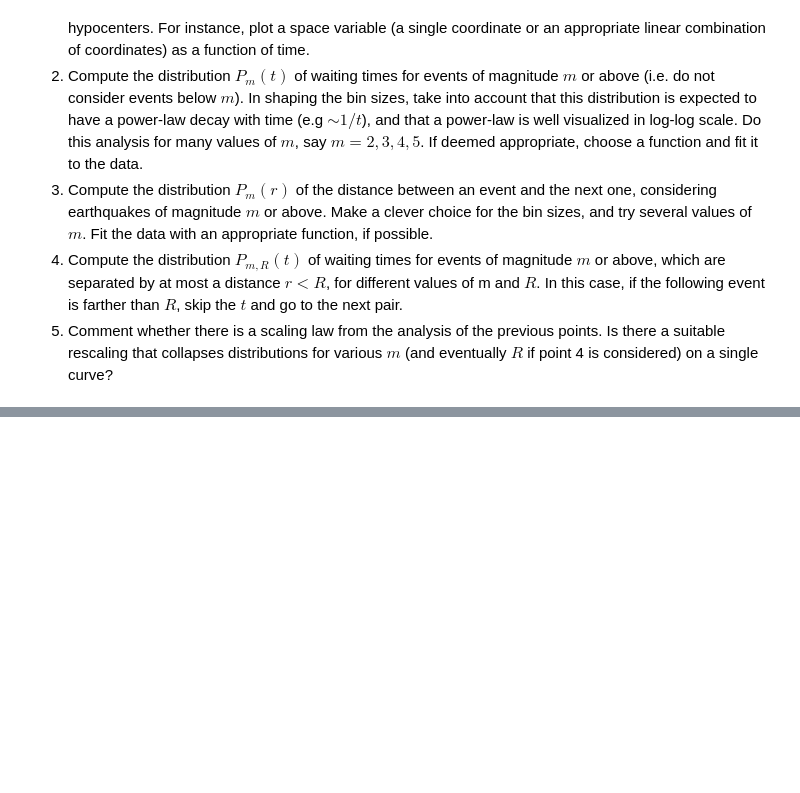
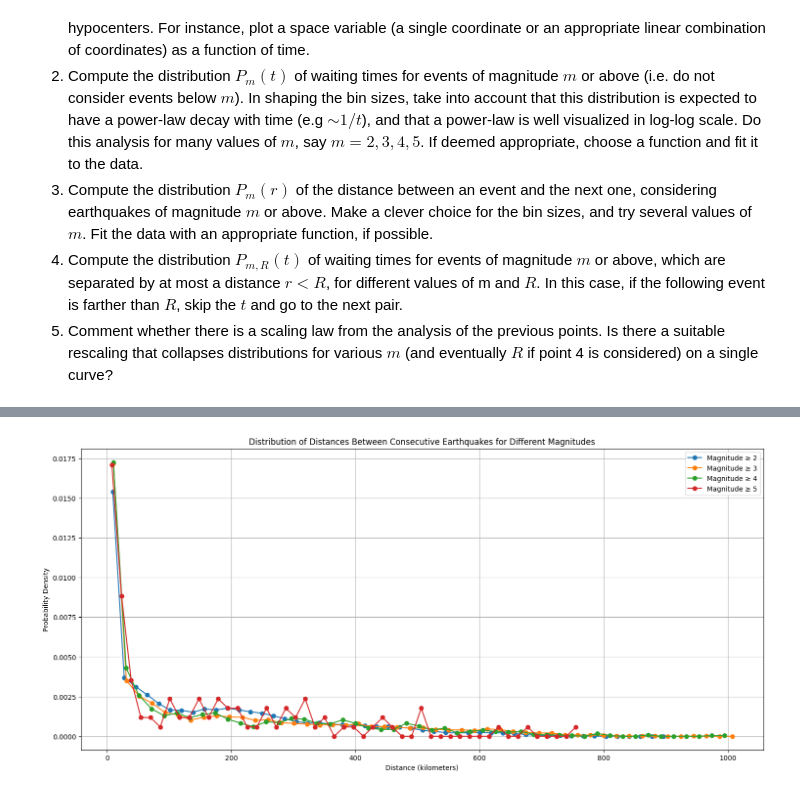
Before and after one commit to ElnazDt/Eli-python-project-earth, a Jupyter notebook: Project.ipynb, the cells around one changed output, grey strips where cells are left out. Saved outputs shown, nothing was run; the diff lists cells and outputs as text; code cells hidden in the pictures; blank space fills up the shorter version.

```diff
--- a/Project.ipynb
+++ b/Project.ipynb
@@ -110,0 +131,37 @@ plt.show()
+# %%
+def compute_waiting_distance(data, magnitude_threshold):
+    # Filter data for the given magnitude threshold
+    filtered_data = data[data['magnitude'] >= magnitude_threshold].copy()
+    filtered_data.sort_values(by='time', inplace=True)
+
+    # Calculate distances
+    x1, y1, z1 = filtered_data['x'], filtered_data['y'], filtered_data['z']
+    x2, y2, z2 = x1.shift(), y1.shift(), z1.shift()
+
+    distances = np.sqrt((x2 - x1)**2 + (y2 - y1)**2 + (z2 - z1)**2)
+    distances.iloc[0] = 0  # The first distance is 0 as there is no previous point
+    # convert to Km
+    return distances / 1000
+
+# Magnitudes to analyze
+magnitude_thresholds = [2, 3, 4, 5]
+waiting_distances_by_magnitude = {}
+
+for m in magnitude_thresholds:
+    waiting_distances_by_magnitude[m] = compute_waiting_distance(data, m)
+# %%
+plt.figure(figsize=(18, 8))
+
+for m, waiting_distances in waiting_distances_by_magnitude.items():
+    bins = np.linspace(0, max(waiting_distances), 50)
+    hist, bin_edges = np.histogram(waiting_distances, bins=bins, density=True)
+    plt.plot((bin_edges[:-1] + bin_edges[1:]) / 2, hist, marker='o', linestyle='-', label=f'Magnitude ≥ {m}')
+
+plt.title('Distribution of Distances Between Consecutive Earthquakes for Different Magnitudes')
+plt.xlabel('Distance (kilometers)')
+plt.ylabel('Probability Density')
+plt.legend()
+plt.grid(True)
+plt.show()
+# %% [output]
+[figure, added]
```
Also changed, not shown: parts of 8 cells of this notebook.
